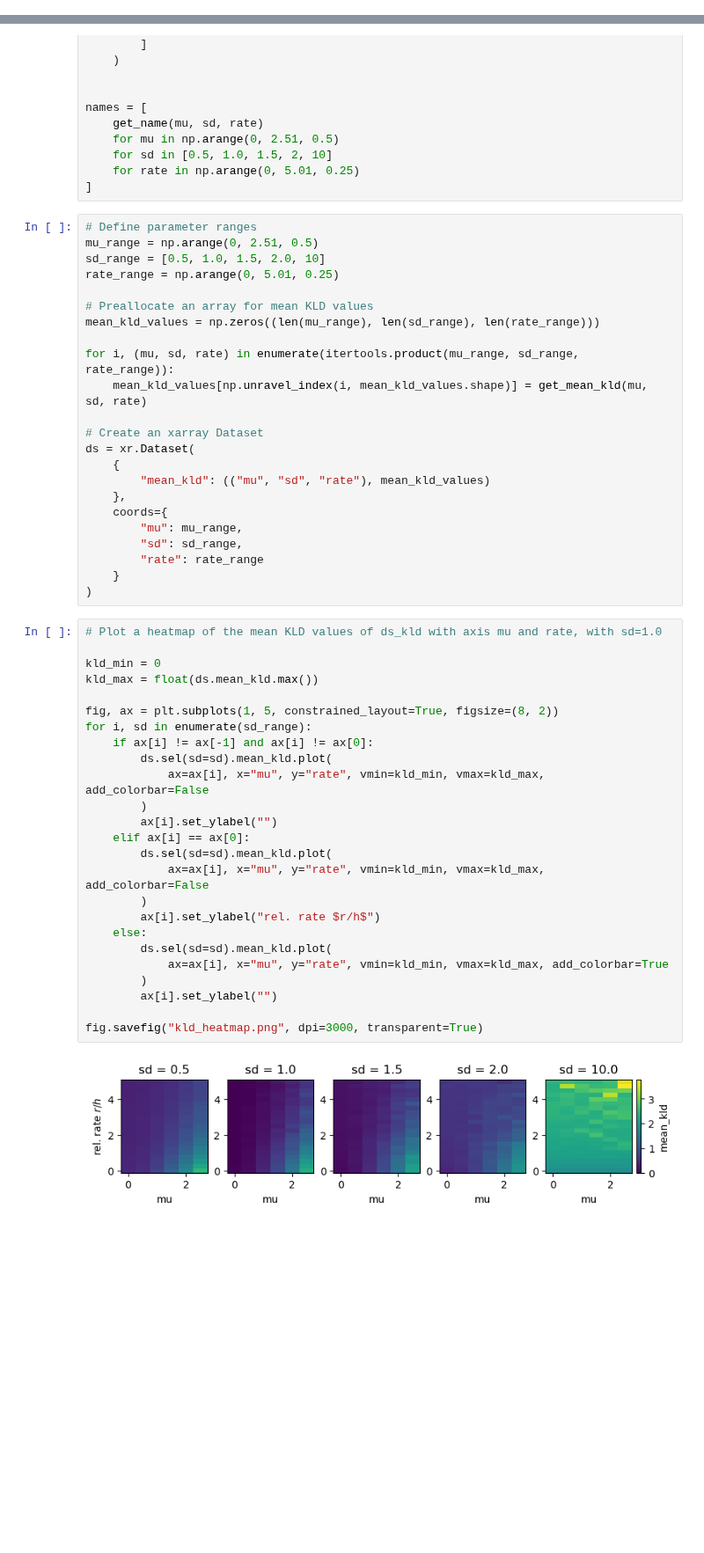
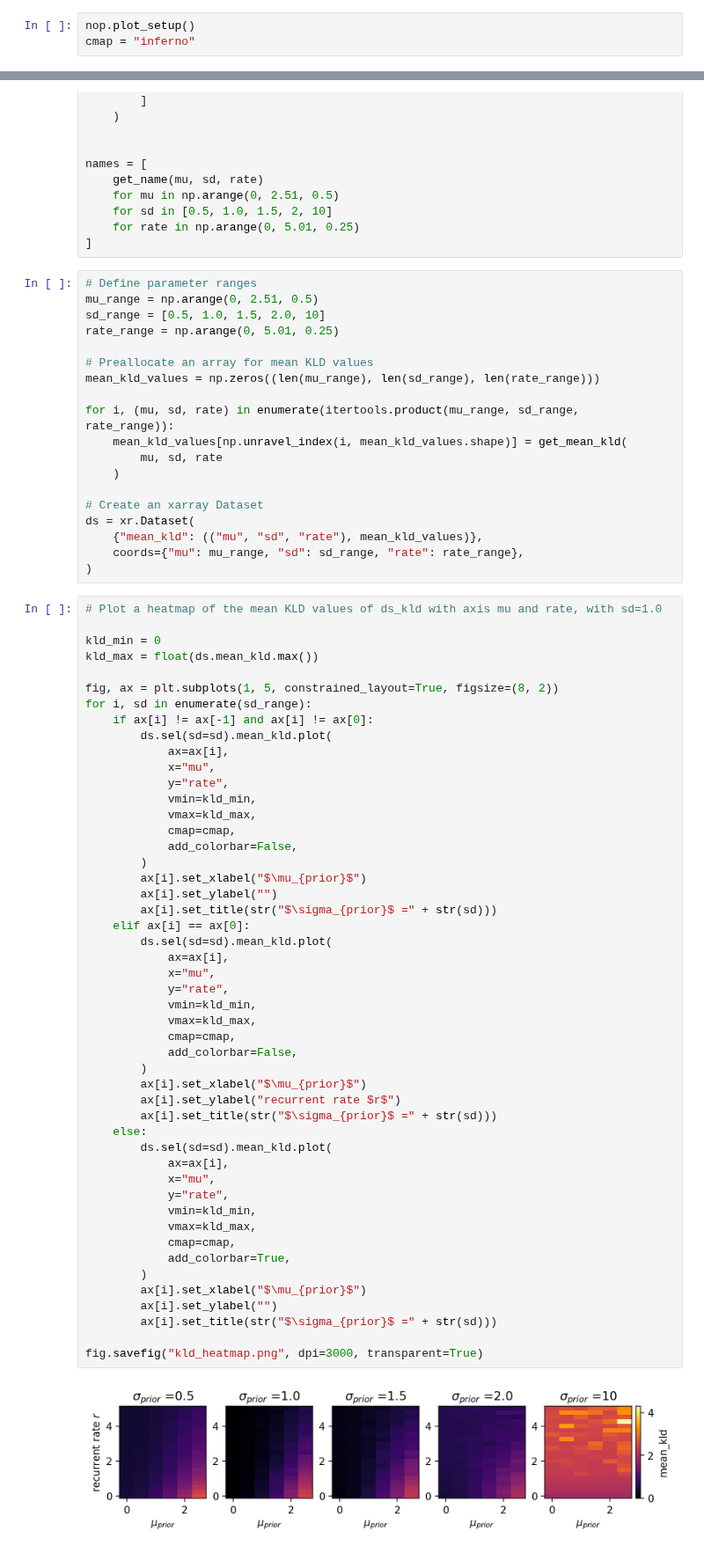
Before and after one commit to Priesemann-Group/neuro_op, a Jupyter notebook: notebooks/ConjMu-Analysis.ipynb, the cells around one changed output, grey strips where cells are left out. Shown at 88% size. Saved outputs shown, nothing was run; the diff lists cells and outputs as text; blank space fills up the shorter version.

Commit message:
Fixed sampling but for deltaT>2t_sample; added plot_setup() for rcParam adaption, now use cmap inferno. Also prerun sync

```diff
--- a/notebooks/ConjMu-Analysis.ipynb
+++ b/notebooks/ConjMu-Analysis.ipynb
@@ -6,6 +7,9 @@ import matplotlib.pyplot as plt
 import xarray as xr
 
 import neuro_op as nop
+# %%
+nop.plot_setup()
+cmap = "inferno"
 # %% [markdown]
 Analysis of scan over
 - $\mu\in[0.0,0.5,...,2.5]$
@@ -61,43 +65,63 @@ rate_range = np.arange(0, 5.01, 0.25)
 mean_kld_values = np.zeros((len(mu_range), len(sd_range), len(rate_range)))
 
 for i, (mu, sd, rate) in enumerate(itertools.product(mu_range, sd_range, rate_range)):
-    mean_kld_values[np.unravel_index(i, mean_kld_values.shape)] = get_mean_kld(mu, sd, rate)
+    mean_kld_values[np.unravel_index(i, mean_kld_values.shape)] = get_mean_kld(
+        mu, sd, rate
+    )
 
 # Create an xarray Dataset
 ds = xr.Dataset(
-    {
-        "mean_kld": (("mu", "sd", "rate"), mean_kld_values)
-    },
-    coords={
-        "mu": mu_range,
-        "sd": sd_range,
-        "rate": rate_range
-    }
+    {"mean_kld": (("mu", "sd", "rate"), mean_kld_values)},
+    coords={"mu": mu_range, "sd": sd_range, "rate": rate_range},
 )
 # %%
 # Plot a heatmap of the mean KLD values of ds_kld with axis mu and rate, with sd=1.0
 
 kld_min = 0
 kld_max = float(ds.mean_kld.max())
 
 fig, ax = plt.subplots(1, 5, constrained_layout=True, figsize=(8, 2))
 for i, sd in enumerate(sd_range):
     if ax[i] != ax[-1] and ax[i] != ax[0]:
         ds.sel(sd=sd).mean_kld.plot(
-            ax=ax[i], x="mu", y="rate", vmin=kld_min, vmax=kld_max, add_colorbar=False
+            ax=ax[i],
+            x="mu",
+            y="rate",
+            vmin=kld_min,
+            vmax=kld_max,
+            cmap=cmap,
+            add_colorbar=False,
         )
+        ax[i].set_xlabel("$\mu_{prior}$")
         ax[i].set_ylabel("")
+        ax[i].set_title(str("$\sigma_{prior}$ =" + str(sd)))
     elif ax[i] == ax[0]:
         ds.sel(sd=sd).mean_kld.plot(
-            ax=ax[i], x="mu", y="rate", vmin=kld_min, vmax=kld_max, add_colorbar=False
+            ax=ax[i],
+            x="mu",
+            y="rate",
+            vmin=kld_min,
+            vmax=kld_max,
+            cmap=cmap,
+            add_colorbar=False,
         )
-        ax[i].set_ylabel("rel. rate $r/h$")
+        ax[i].set_xlabel("$\mu_{prior}$")
+        ax[i].set_ylabel("recurrent rate $r$")
+        ax[i].set_title(str("$\sigma_{prior}$ =" + str(sd)))
     else:
         ds.sel(sd=sd).mean_kld.plot(
-            ax=ax[i], x="mu", y="rate", vmin=kld_min, vmax=kld_max, add_colorbar=True
+            ax=ax[i],
+            x="mu",
+            y="rate",
+            vmin=kld_min,
+            vmax=kld_max,
+            cmap=cmap,
+            add_colorbar=True,
         )
+        ax[i].set_xlabel("$\mu_{prior}$")
         ax[i].set_ylabel("")
+        ax[i].set_title(str("$\sigma_{prior}$ =" + str(sd)))
 
 fig.savefig("kld_heatmap.png", dpi=3000, transparent=True)
 # %% [output]
-[figure, old version]
+[figure, new version]
```
Also changed, not shown: parts of 1 cell of this notebook, 7 other files.
